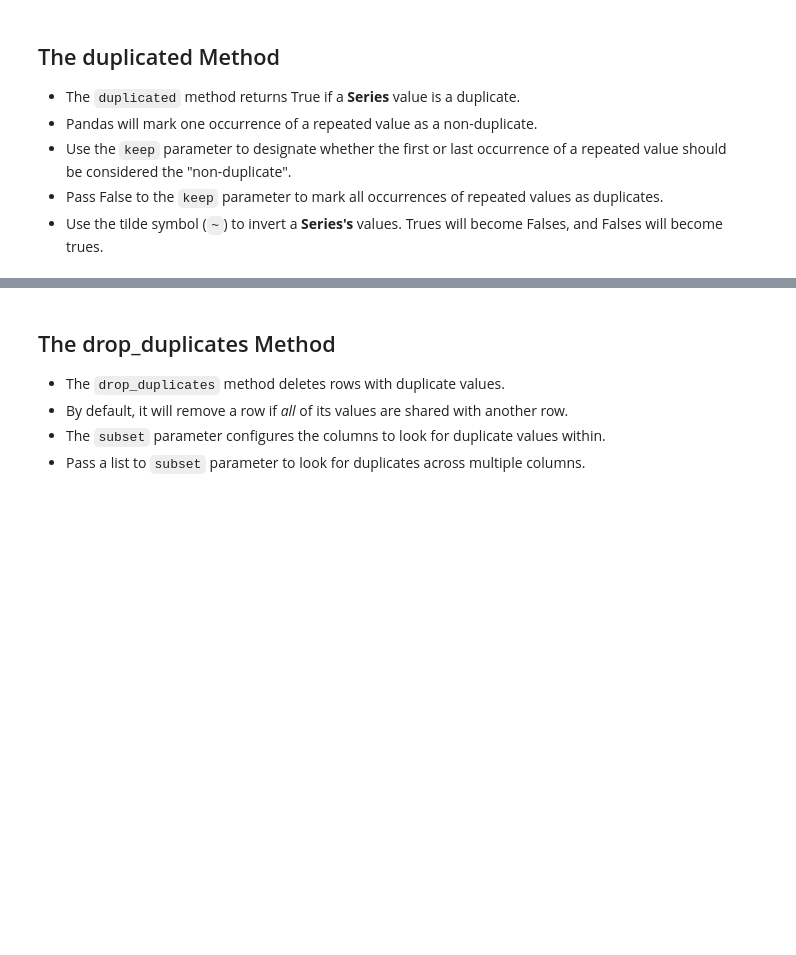
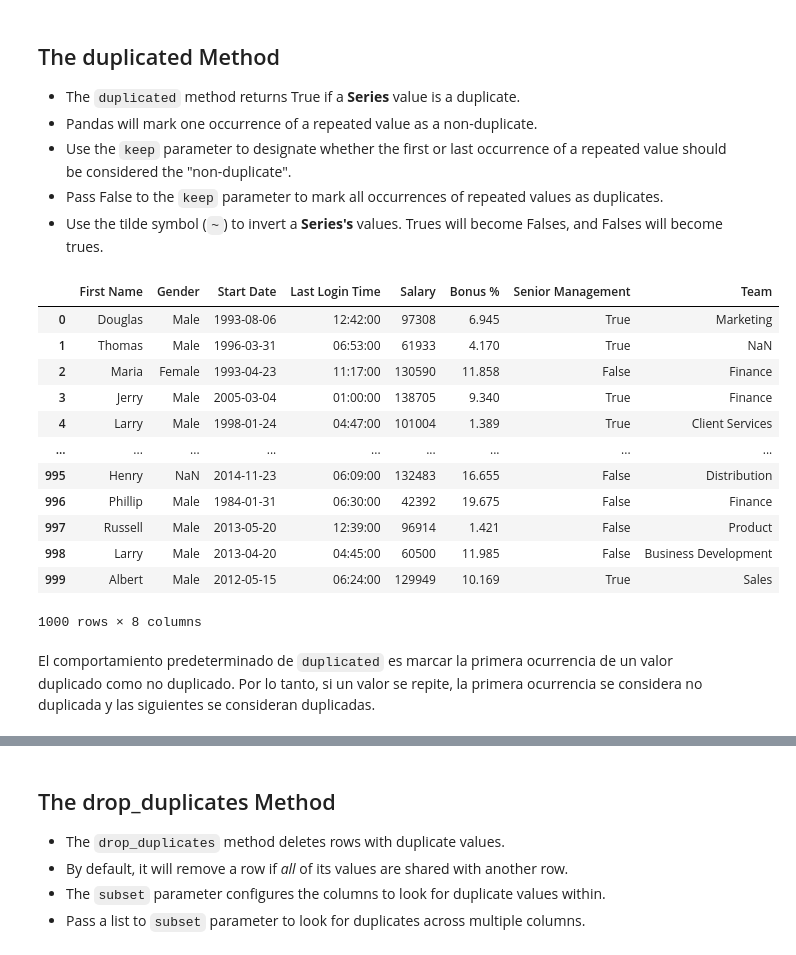
Before and after one commit to elliotghr/pandas, a Jupyter notebook: Incomplete/05 - DataFrames II - Filtering Data.ipynb, the cells around one changed output, grey strips where cells are left out. Cells and saved outputs as stored; diff of their text form; code cells hidden in the pictures; blank space fills up the shorter version.

```diff
--- a/Incomplete/05 - DataFrames II - Filtering Data.ipynb
+++ b/Incomplete/05 - DataFrames II - Filtering Data.ipynb
@@ -369,3 +507,25 @@ Name: Team, Length: 1000, dtype: bool
 - Use the `keep` parameter to designate whether the first or last occurrence of a repeated value should be considered the "non-duplicate".
 - Pass False to the `keep` parameter to mark all occurrences of repeated values as duplicates.
 - Use the tilde symbol (`~`) to invert a **Series's** values. Trues will become Falses, and Falses will become trues.
+# %%
+employees = pd.read_csv("employees.csv", parse_dates=["Start Date"], date_format="%m/%d/%Y")
+employees["Last Login Time"] = pd.to_datetime(employees["Last Login Time"], format="%H:%M %p").dt.time
+employees["Senior Management"] = employees["Senior Management"].astype(bool)
+employees["Gender"] = employees["Gender"].astype("category")
+employees
+# %% [output]
+|  | First Name | Gender | Start Date | Last Login Time | Salary | Bonus % | Senior Management | Team |
+| 0 | Douglas | Male | 1993-08-06 | 12:42:00 | 97308 | 6.945 | True | Marketing |
+| 1 | Thomas | Male | 1996-03-31 | 06:53:00 | 61933 | 4.170 | True | NaN |
+| 2 | Maria | Female | 1993-04-23 | 11:17:00 | 130590 | 11.858 | False | Finance |
+| 3 | Jerry | Male | 2005-03-04 | 01:00:00 | 138705 | 9.340 | True | Finance |
+| 4 | Larry | Male | 1998-01-24 | 04:47:00 | 101004 | 1.389 | True | Client Services |
+| ... | ... | ... | ... | ... | ... | ... | ... | ... |
+| 995 | Henry | NaN | 2014-11-23 | 06:09:00 | 132483 | 16.655 | False | Distribution |
+| 996 | Phillip | Male | 1984-01-31 | 06:30:00 | 42392 | 19.675 | False | Finance |
+| 997 | Russell | Male | 2013-05-20 | 12:39:00 | 96914 | 1.421 | False | Product |
+| 998 | Larry | Male | 2013-04-20 | 04:45:00 | 60500 | 11.985 | False | Business Development |
+| 999 | Albert | Male | 2012-05-15 | 06:24:00 | 129949 | 10.169 | True | Sales |
+1000 rows × 8 columns
+# %% [markdown]
+El comportamiento predeterminado de `duplicated` es marcar la primera ocurrencia de un valor duplicado como no duplicado. Por lo tanto, si un valor se repite, la primera ocurrencia se considera no duplicada y las siguientes se consideran duplicadas.
```
Also changed, not shown: parts of 36 cells of this notebook, 2 other files.
